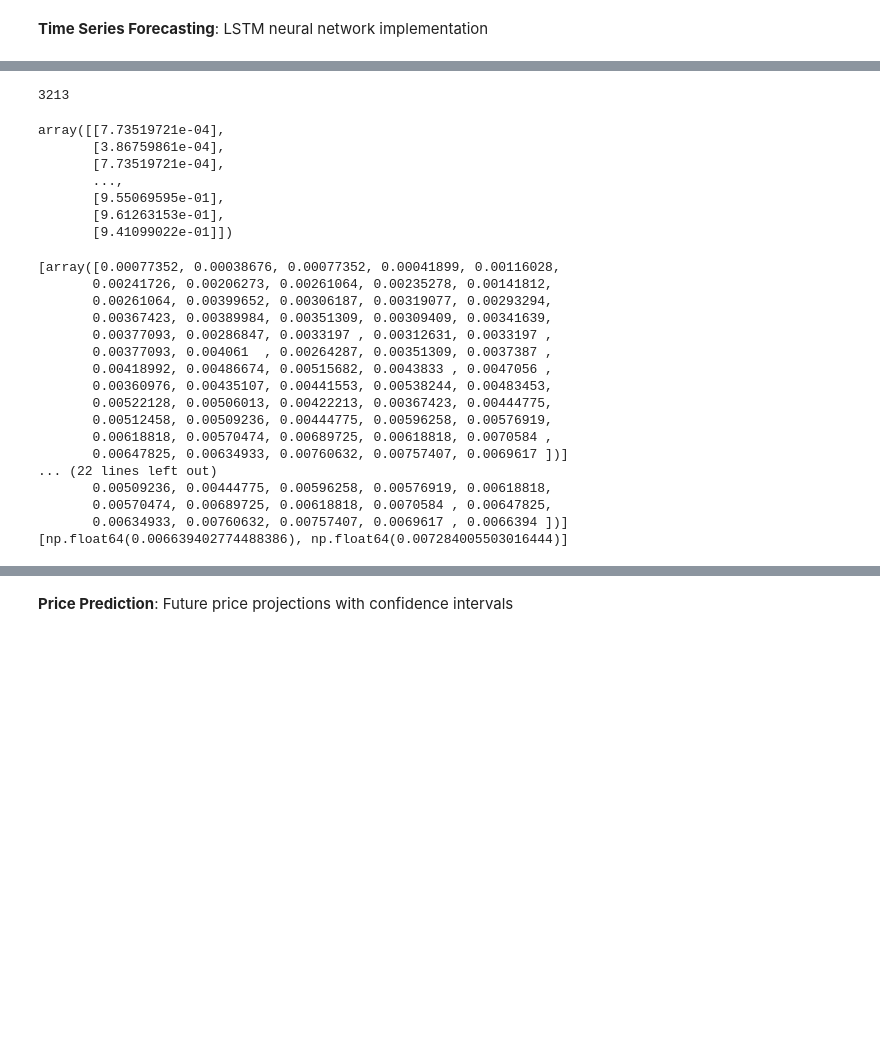
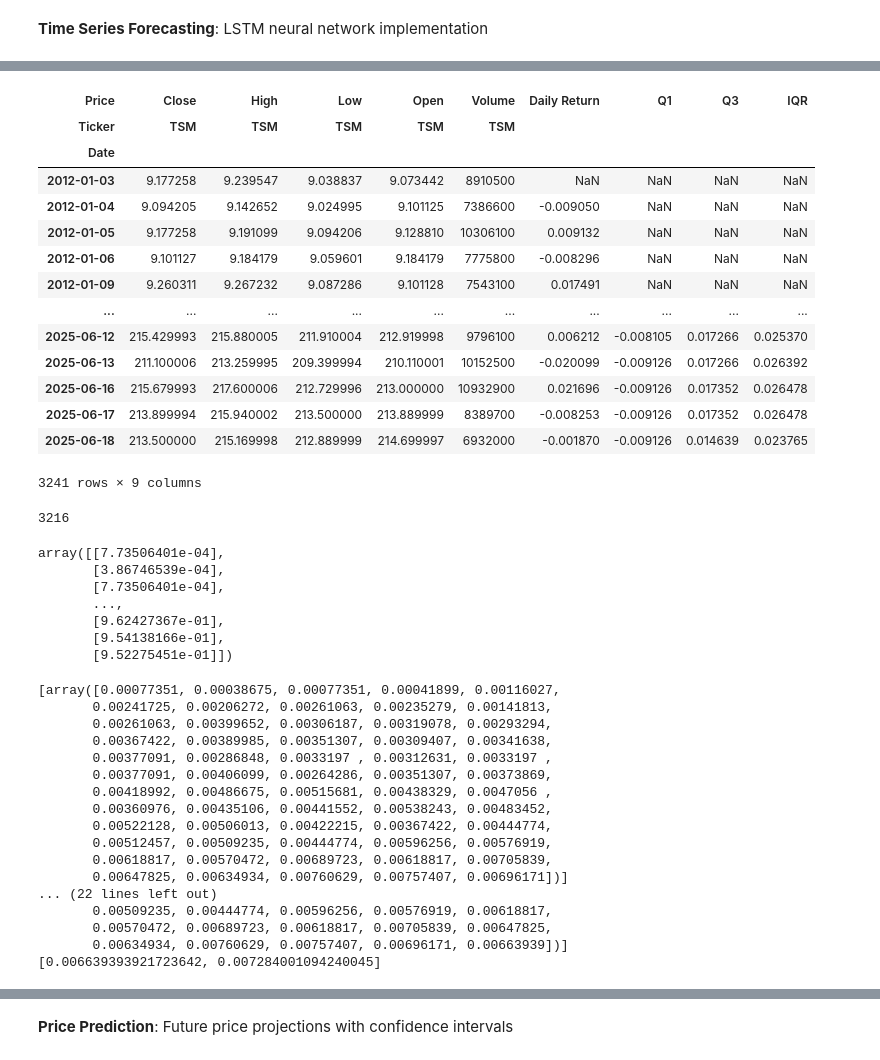
Before and after one commit to Khoaph1709/Stock-Analysis-Using-Python, a Jupyter notebook: notebooks/stock-market-analysis-final.ipynb, the cells around one changed output, grey strips where cells are left out. Cells and saved outputs as stored; diff of their text form; code cells hidden in the pictures; blank space fills up the shorter version.

```diff
--- a/notebooks/stock-market-analysis-final.ipynb
+++ b/notebooks/stock-market-analysis-final.ipynb
@@ -769,13 +781,32 @@ Outliers for TSM using IQR method:
+# %%
+df = df[~outlier_cond]
+df
+# %% [output]
+| Price | Close | High | Low | Open | Volume | Daily Return | Q1 | Q3 | IQR |
+| Ticker | TSM | TSM | TSM | TSM | TSM |  |  |  |  |
+| Date |  |  |  |  |  |  |  |  |  |
+| 2012-01-03 | 9.177258 | 9.239547 | 9.038837 | 9.073442 | 8910500 | NaN | NaN | NaN | NaN |
+| 2012-01-04 | 9.094205 | 9.142652 | 9.024995 | 9.101125 | 7386600 | -0.009050 | NaN | NaN | NaN |
+| 2012-01-05 | 9.177258 | 9.191099 | 9.094206 | 9.128810 | 10306100 | 0.009132 | NaN | NaN | NaN |
+| 2012-01-06 | 9.101127 | 9.184179 | 9.059601 | 9.184179 | 7775800 | -0.008296 | NaN | NaN | NaN |
+| 2012-01-09 | 9.260311 | 9.267232 | 9.087286 | 9.101128 | 7543100 | 0.017491 | NaN | NaN | NaN |
+| ... | ... | ... | ... | ... | ... | ... | ... | ... | ... |
+| 2025-06-12 | 215.429993 | 215.880005 | 211.910004 | 212.919998 | 9796100 | 0.006212 | -0.008105 | 0.017266 | 0.025370 |
+| 2025-06-13 | 211.100006 | 213.259995 | 209.399994 | 210.110001 | 10152500 | -0.020099 | -0.009126 | 0.017266 | 0.026392 |
+| 2025-06-16 | 215.679993 | 217.600006 | 212.729996 | 213.000000 | 10932900 | 0.021696 | -0.009126 | 0.017352 | 0.026478 |
+| 2025-06-17 | 213.899994 | 215.940002 | 213.500000 | 213.889999 | 8389700 | -0.008253 | -0.009126 | 0.017352 | 0.026478 |
+| 2025-06-18 | 213.500000 | 215.169998 | 212.889999 | 214.699997 | 6932000 | -0.001870 | -0.009126 | 0.014639 | 0.023765 |
+3241 rows × 9 columns
 # %%
 data = df['Close']
 
 dataset = data.values
 
-training_data_len = int(np.ceil( len(dataset) * .95))
+training_data_len = int(np.ceil(len(dataset) * .95))
 
 training_data_len
 # %% [output]
-3213
+3216
 # %%
 from sklearn.preprocessing import MinMaxScaler
 
@@ -784,13 +815,13 @@ scaled_data = scaler.fit_transform(dataset)
 
 scaled_data
 # %% [output]
-array([[7.73519721e-04],
-       [3.86759861e-04],
-       [7.73519721e-04],
+array([[7.73506401e-04],
+       [3.86746539e-04],
+       [7.73506401e-04],
        ...,
-       [9.55069595e-01],
-       [9.61263153e-01],
-       [9.41099022e-01]])
+       [9.62427367e-01],
+       [9.54138166e-01],
+       [9.52275451e-01]])
 # %%
 train_data = scaled_data[:int(training_data_len), :]
 
@@ -810,23 +841,23 @@ x_train, y_train = np.array(x_train), np.array(y_train)
 
 x_train = np.reshape(x_train, (x_train.shape[0], x_train.shape[1], 1))
 # %% [output]
-[array([0.00077352, 0.00038676, 0.00077352, 0.00041899, 0.00116028,
-       0.00241726, 0.00206273, 0.00261064, 0.00235278, 0.00141812,
-       0.00261064, 0.00399652, 0.00306187, 0.00319077, 0.00293294,
-       0.00367423, 0.00389984, 0.00351309, 0.00309409, 0.00341639,
-       0.00377093, 0.00286847, 0.0033197 , 0.00312631, 0.0033197 ,
-       0.00377093, 0.004061  , 0.00264287, 0.00351309, 0.0037387 ,
-       0.00418992, 0.00486674, 0.00515682, 0.0043833 , 0.0047056 ,
-       0.00360976, 0.00435107, 0.00441553, 0.00538244, 0.00483453,
-       0.00522128, 0.00506013, 0.00422213, 0.00367423, 0.00444775,
-       0.00512458, 0.00509236, 0.00444775, 0.00596258, 0.00576919,
-       0.00618818, 0.00570474, 0.00689725, 0.00618818, 0.0070584 ,
-       0.00647825, 0.00634933, 0.00760632, 0.00757407, 0.0069617 ])]
+[array([0.00077351, 0.00038675, 0.00077351, 0.00041899, 0.00116027,
+       0.00241725, 0.00206272, 0.00261063, 0.00235279, 0.00141813,
+       0.00261063, 0.00399652, 0.00306187, 0.00319078, 0.00293294,
+       0.00367422, 0.00389985, 0.00351307, 0.00309407, 0.00341638,
+       0.00377091, 0.00286848, 0.0033197 , 0.00312631, 0.0033197 ,
+       0.00377091, 0.00406099, 0.00264286, 0.00351307, 0.00373869,
+       0.00418992, 0.00486675, 0.00515681, 0.00438329, 0.0047056 ,
+       0.00360976, 0.00435106, 0.00441552, 0.00538243, 0.00483452,
+       0.00522128, 0.00506013, 0.00422215, 0.00367422, 0.00444774,
+       0.00512457, 0.00509235, 0.00444774, 0.00596256, 0.00576919,
+       0.00618817, 0.00570472, 0.00689723, 0.00618817, 0.00705839,
+       0.00647825, 0.00634934, 0.00760629, 0.00757407, 0.00696171])]
 ... (22 lines left out)
-       0.00509236, 0.00444775, 0.00596258, 0.00576919, 0.00618818,
-       0.00570474, 0.00689725, 0.00618818, 0.0070584 , 0.00647825,
-       0.00634933, 0.00760632, 0.00757407, 0.0069617 , 0.0066394 ])]
-[np.float64(0.006639402774488386), np.float64(0.007284005503016444)]
+       0.00509235, 0.00444774, 0.00596256, 0.00576919, 0.00618817,
+       0.00570472, 0.00689723, 0.00618817, 0.00705839, 0.00647825,
+       0.00634934, 0.00760629, 0.00757407, 0.00696171, 0.00663939])]
+[0.006639393921723642, 0.007284001094240045]
 # %%
 from keras.models import Sequential
 from keras.layers import Dense, LSTM, Dropout
```
Also changed, not shown: parts of 6 cells of this notebook.
